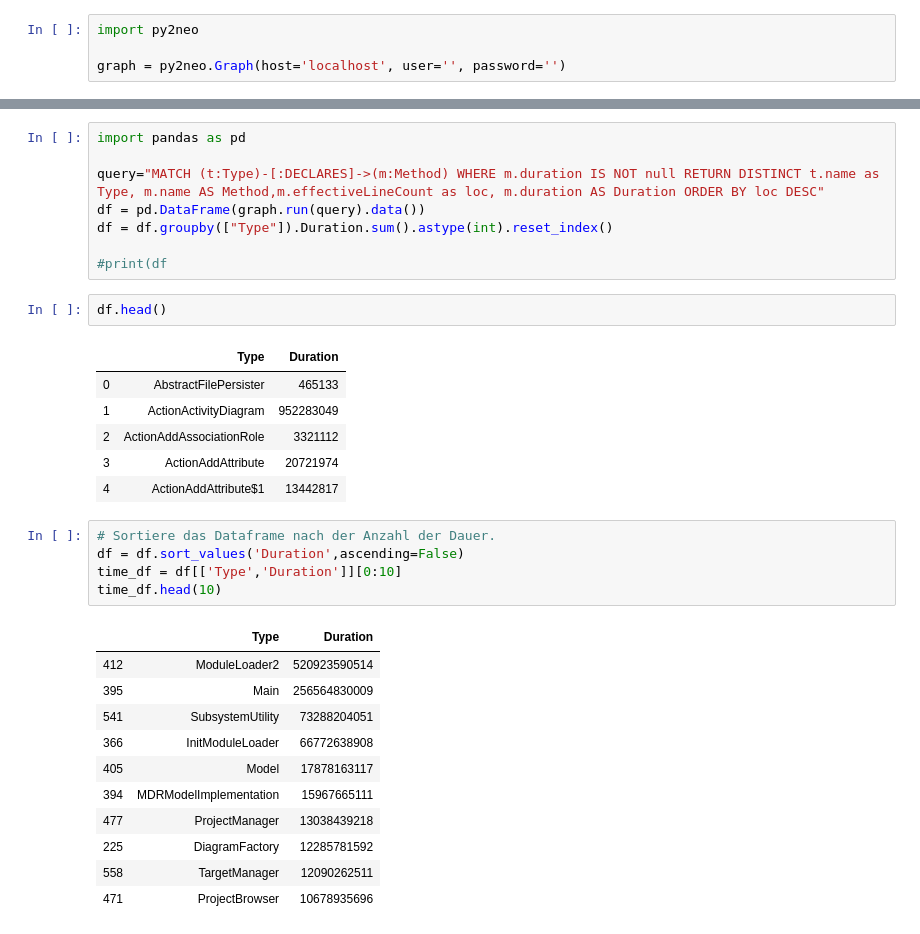
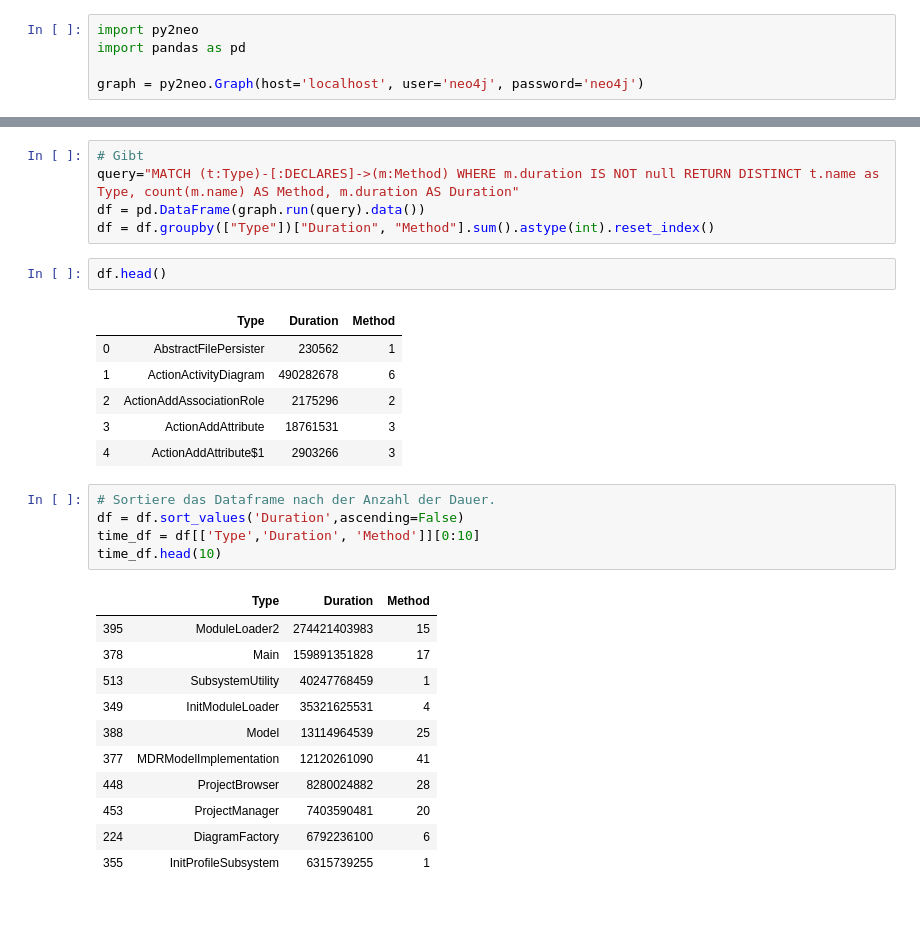
Before and after one commit to softvis-research/performance-analysis, a Jupyter notebook: PerformanceAnalysis.ipynb, the cells around one changed output, grey strips where cells are left out. Saved outputs shown, nothing was run; the diff lists cells and outputs as text.

```diff
--- a/PerformanceAnalysis.ipynb
+++ b/PerformanceAnalysis.ipynb
@@ -22,4 +23,5 @@
 # %%
 import py2neo
+import pandas as pd
 
-graph = py2neo.Graph(host='localhost', user='', password='')
+graph = py2neo.Graph(host='localhost', user='neo4j', password='neo4j')
@@ -26,34 +69,31 @@ graph = py2neo.Graph(host='localhost', user='', password='')
 # %%
-import pandas as pd
-
-query="MATCH (t:Type)-[:DECLARES]->(m:Method) WHERE m.duration IS NOT null RETURN DISTINCT t.name as Type, m.name AS Method,m.effectiveLineCount as loc, m.duration AS Duration ORDER BY loc DESC"
+# Gibt
+query="MATCH (t:Type)-[:DECLARES]->(m:Method) WHERE m.duration IS NOT null RETURN DISTINCT t.name as Type, count(m.name) AS Method, m.duration AS Duration"
 df = pd.DataFrame(graph.run(query).data())
-df = df.groupby(["Type"]).Duration.sum().astype(int).reset_index()
-
-#print(df
+df = df.groupby(["Type"])["Duration", "Method"].sum().astype(int).reset_index()
 # %%
 df.head()
 # %% [output]
-|  | Type | Duration |
-| 0 | AbstractFilePersister | 465133 |
-| 1 | ActionActivityDiagram | 952283049 |
-| 2 | ActionAddAssociationRole | 3321112 |
-| 3 | ActionAddAttribute | 20721974 |
-| 4 | ActionAddAttribute$1 | 13442817 |
+|  | Type | Duration | Method |
+| 0 | AbstractFilePersister | 230562 | 1 |
+| 1 | ActionActivityDiagram | 490282678 | 6 |
+| 2 | ActionAddAssociationRole | 2175296 | 2 |
+| 3 | ActionAddAttribute | 18761531 | 3 |
+| 4 | ActionAddAttribute$1 | 2903266 | 3 |
 # %%
 # Sortiere das Dataframe nach der Anzahl der Dauer.
 df = df.sort_values('Duration',ascending=False)
-time_df = df[['Type','Duration']][0:10]
+time_df = df[['Type','Duration', 'Method']][0:10]
 time_df.head(10)
 # %% [output]
-|  | Type | Duration |
-| 412 | ModuleLoader2 | 520923590514 |
-| 395 | Main | 256564830009 |
-| 541 | SubsystemUtility | 73288204051 |
-| 366 | InitModuleLoader | 66772638908 |
-| 405 | Model | 17878163117 |
-| 394 | MDRModelImplementation | 15967665111 |
-| 477 | ProjectManager | 13038439218 |
-| 225 | DiagramFactory | 12285781592 |
-| 558 | TargetManager | 12090262511 |
-| 471 | ProjectBrowser | 10678935696 |
+|  | Type | Duration | Method |
+| 395 | ModuleLoader2 | 274421403983 | 15 |
+| 378 | Main | 159891351828 | 17 |
+| 513 | SubsystemUtility | 40247768459 | 1 |
+| 349 | InitModuleLoader | 35321625531 | 4 |
+| 388 | Model | 13114964539 | 25 |
+| 377 | MDRModelImplementation | 12120261090 | 41 |
+| 448 | ProjectBrowser | 8280024882 | 28 |
+| 453 | ProjectManager | 7403590481 | 20 |
+| 224 | DiagramFactory | 6792236100 | 6 |
+| 355 | InitProfileSubsystem | 6315739255 | 1 |
```
Also changed, not shown: parts of 24 cells of this notebook, 1 other file.
